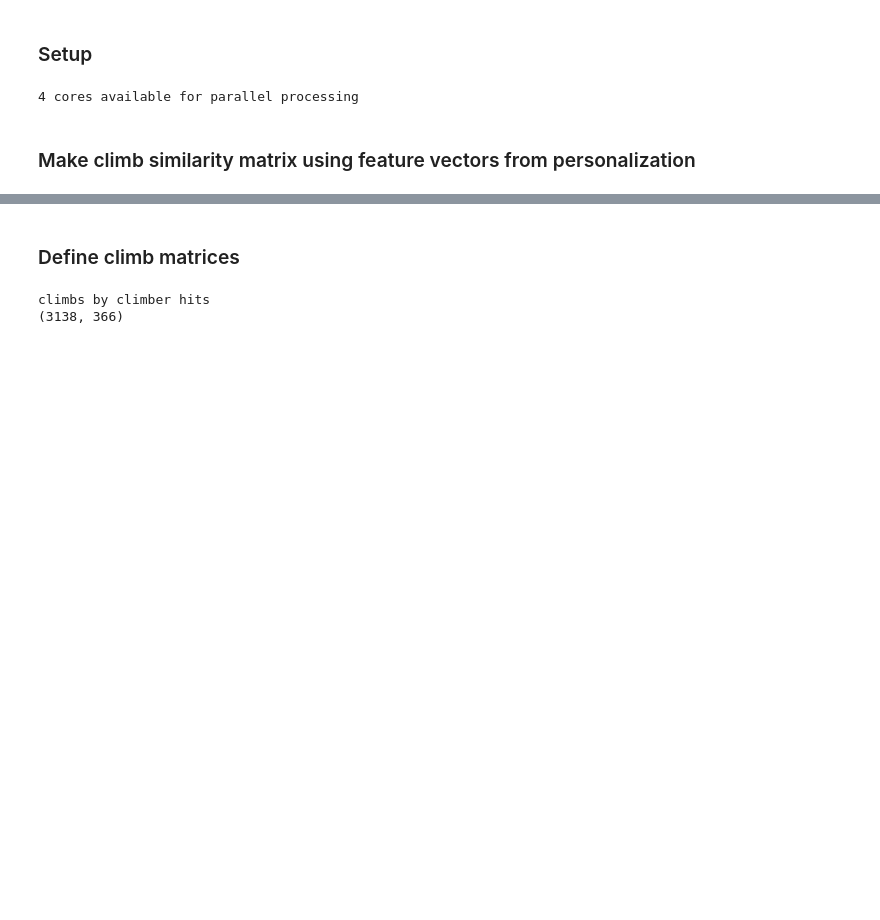
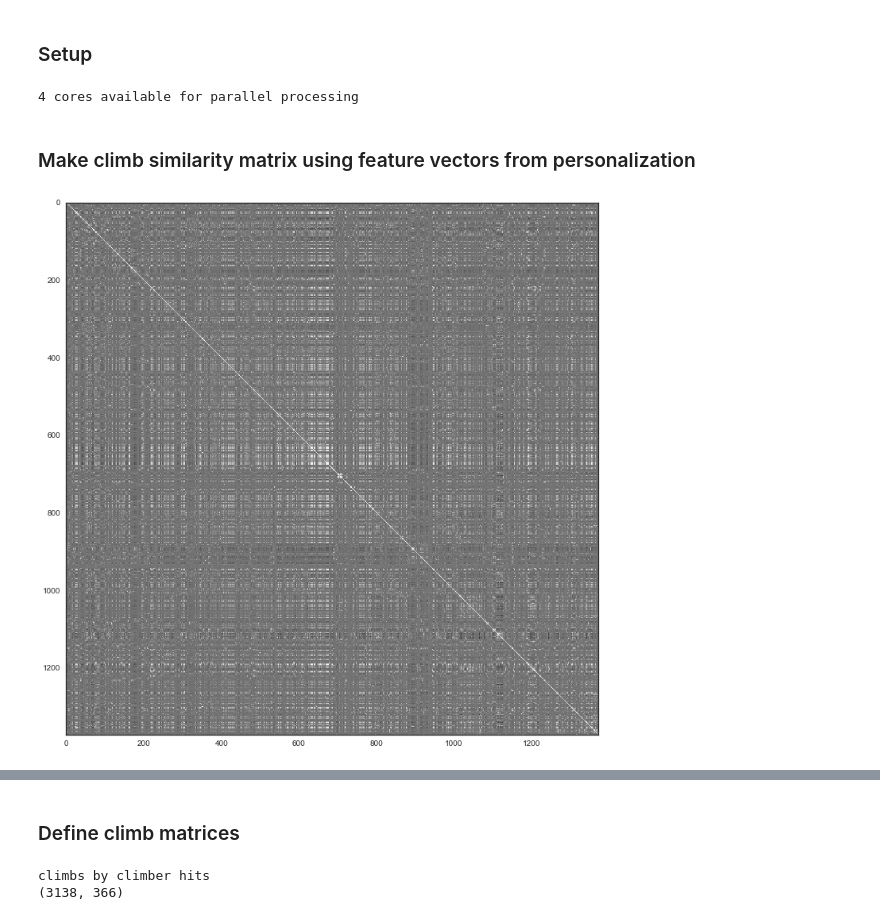
Before and after one commit to askerry/cragcrunch, a Jupyter notebook: Notebook 7. Clustering and Reduction.ipynb, the cells around one changed output, grey strips where cells are left out. Drawn from its saved outputs; the diff is of its cells as text; code cells hidden in the pictures; blank space fills up the shorter version.

Commit message:
finalizing models

```diff
--- a/Notebook 7. Clustering and Reduction.ipynb
+++ b/Notebook 7. Clustering and Reduction.ipynb
@@ -61,0 +61,20 @@ load in final climb X matrix
+# %%
+final_X = pd.read_sql("SELECT * from final_X_matrix", engine, index_col='index')
+del final_X['climbid']
+final_X_red = pd.read_sql("SELECT * from final_X_matrix_red", engine, index_col='index')
+del final_X_red['climbid']
+# %%
+normalizer=sklearn.preprocessing.StandardScaler(copy=True, with_mean=True, with_std=True)
+# %%
+inputdf=final_X
+sim=pairwise_distances(normalizer.fit_transform(inputdf.values), metric='cosine')
+simdf=pd.DataFrame(data=sim, columns=inputdf.index.values, index=inputdf.index.values)
+inputdf=final_X_red
+sim_red=pairwise_distances(normalizer.fit_transform(inputdf.values), metric='cosine')
+simdf_red=pd.DataFrame(data=sim_red, columns=inputdf.index.values, index=inputdf.index.values)
+# %%
+plt.figure(figsize=[12,12])
+plt.imshow(sim)
+plt.show()
+# %% [output]
+[figure, added]
```
Also changed, not shown: parts of 10 cells of this notebook, 23 other files.
